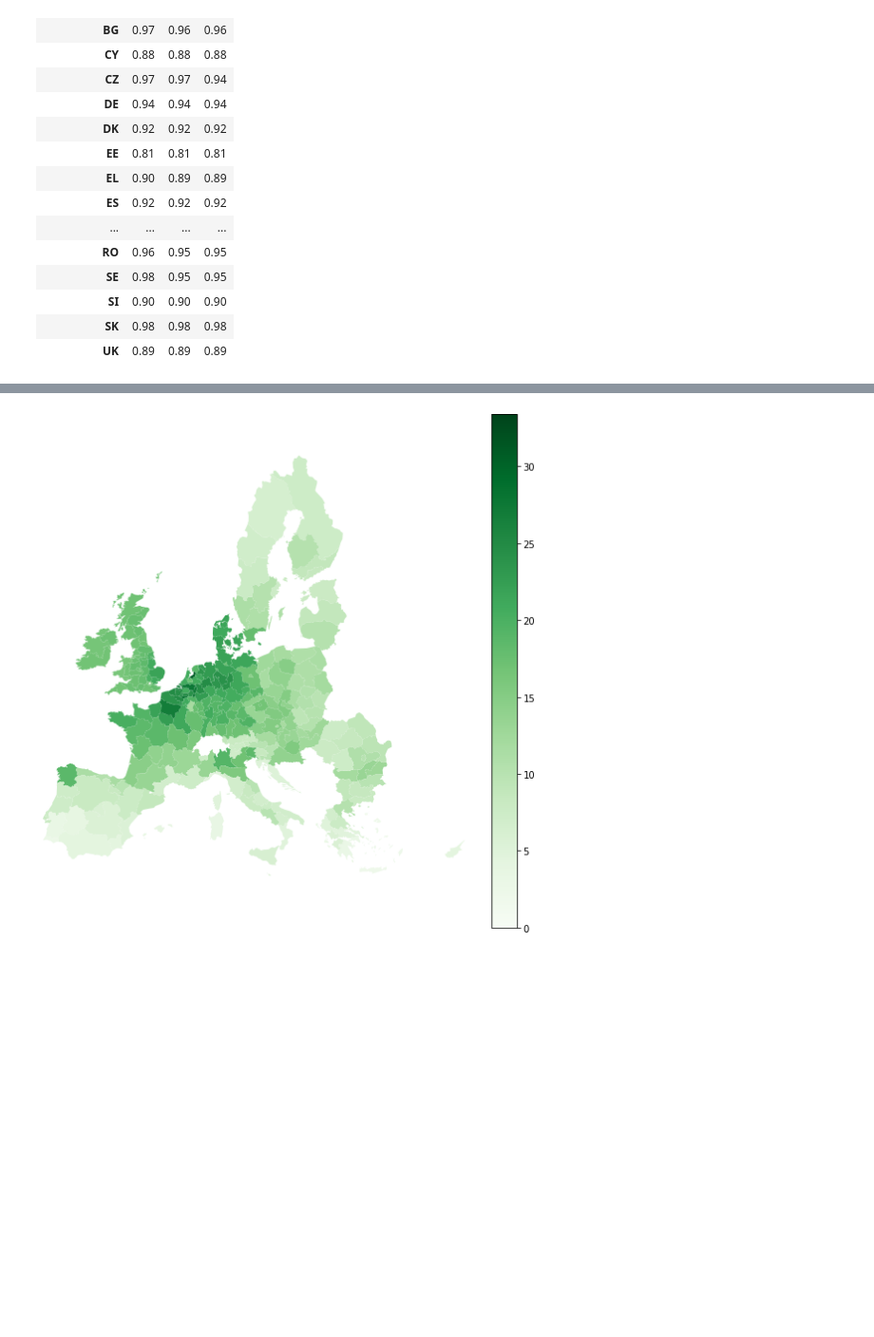
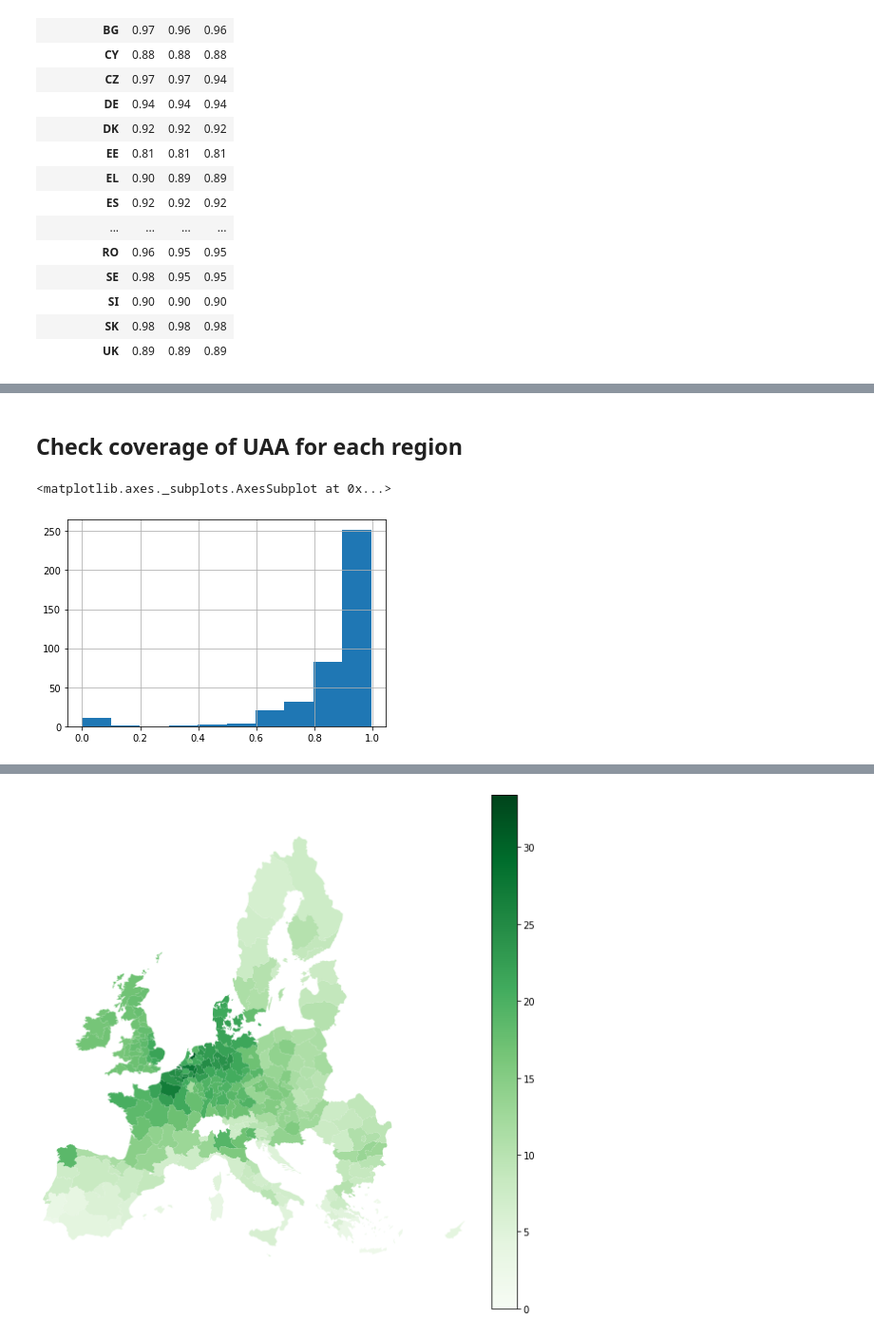
Before and after one commit to rasmuse/subnational-p-budgets, a Jupyter notebook: Crop production.ipynb, the cells around one changed output, grey strips where cells are left out. Shown at 95% size. Cells and saved outputs as stored; diff of their text form; code cells hidden in the pictures; blank space fills up the shorter version.

```diff
--- a/Crop production.ipynb
+++ b/Crop production.ipynb
@@ -936,0 +931,7 @@ final_crop_data.round(2)
+# %% [markdown]
+## Check coverage of UAA for each region
+# %%
+final_crop_data.a.groupby('geo').sum().hist()
+# %% [output]
+<matplotlib.axes._subplots.AxesSubplot at 0x...>
+[figure, added]
```
Also changed, not shown: parts of 20 cells of this notebook.
